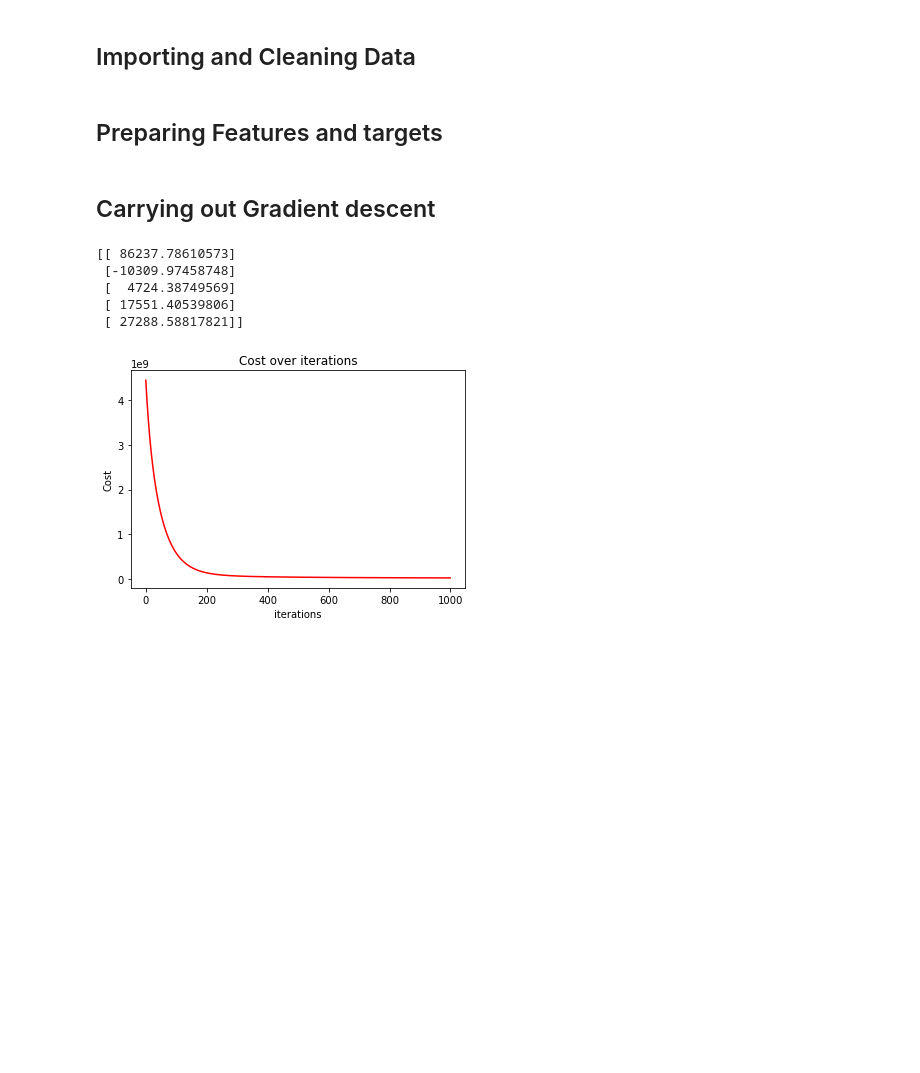
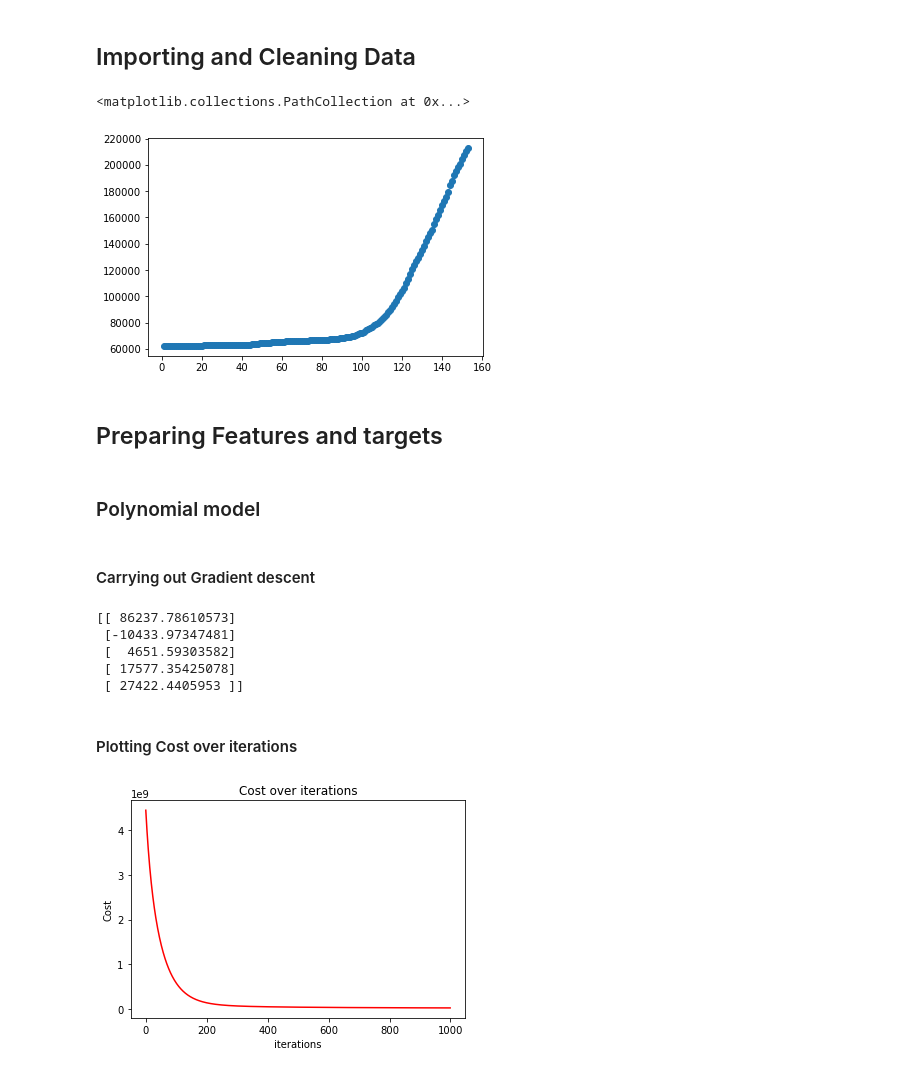
Before and after one commit to Tej-Deep/github-upload, a Jupyter notebook: 2d_task2_report.ipynb, the cells around one changed output. Saved outputs shown, nothing was run; the diff lists cells and outputs as text; code cells hidden in the pictures; blank space fills up the shorter version.

```diff
--- a/2d_task2_report.ipynb
+++ b/2d_task2_report.ipynb
@@ -101,15 +110,21 @@ def mean_squared_error(target, pred):
 # %%
 #importing csv
 df = pd.read_csv('archive\covid19_sg.csv', parse_dates = ['Date'])
 
 #selecting required data
 df_select = df.loc[500:,:]
 df_select2 = df_select.copy()
-df_select2['days'] = df_select.loc[:,'Date'].apply(lambda x: (x- df_select.iloc[0,0]).days)
+df_select2['days'] = df_select.loc[:,'Date'].apply(lambda x: (x- df_select.iloc[0,0]).days + 1)
 
 # Getting columns corresponding to features and targets
 df_feature, df_target = get_features_targets(df_select2, ['days'] ,['Cumulative Confirmed'])
+plt.scatter(df_feature['days'], df_target['Cumulative Confirmed'])
+# %% [output]
+<matplotlib.collections.PathCollection at 0x...>
+[figure, added]
 # %% [markdown]
 ## Preparing Features and targets
+# %% [markdown]
+### Polynomial model
 # %%
 # setting up polynomial features
@@ -123,6 +138,6 @@ X = prepare_feature(df_features_train_z)
 target = prepare_target(df_target_train)
 # %% [markdown]
-## Carrying out Gradient descent
+#### Carrying out Gradient descent
 # %%
 # setting parameters
 beta = np.zeros([5,1])
@@ -130,15 +145,17 @@ alpha = 0.01
 iters = 1000
 
 # calling gradient descent
-beta, cost = gradient_descent(X, target, beta, alpha, iters)
+beta_p, cost = gradient_descent(X, target, beta, alpha, iters)
 
-print(beta)
+print(beta_p)
 # %% [output]
 [[ 86237.78610573]
- [-10309.97458748]
- [  4724.38749569]
- [ 17551.40539806]
- [ 27288.58817821]]
+ [-10433.97347481]
+ [  4651.59303582]
+ [ 17577.35425078]
+ [ 27422.4405953 ]]
+# %% [markdown]
+#### Plotting Cost over iterations
 # %%
 fig, ax = plt.subplots()
 ax.plot(np.arange(iters), cost, 'r')
```
Also changed, not shown: parts of 12 cells of this notebook.
